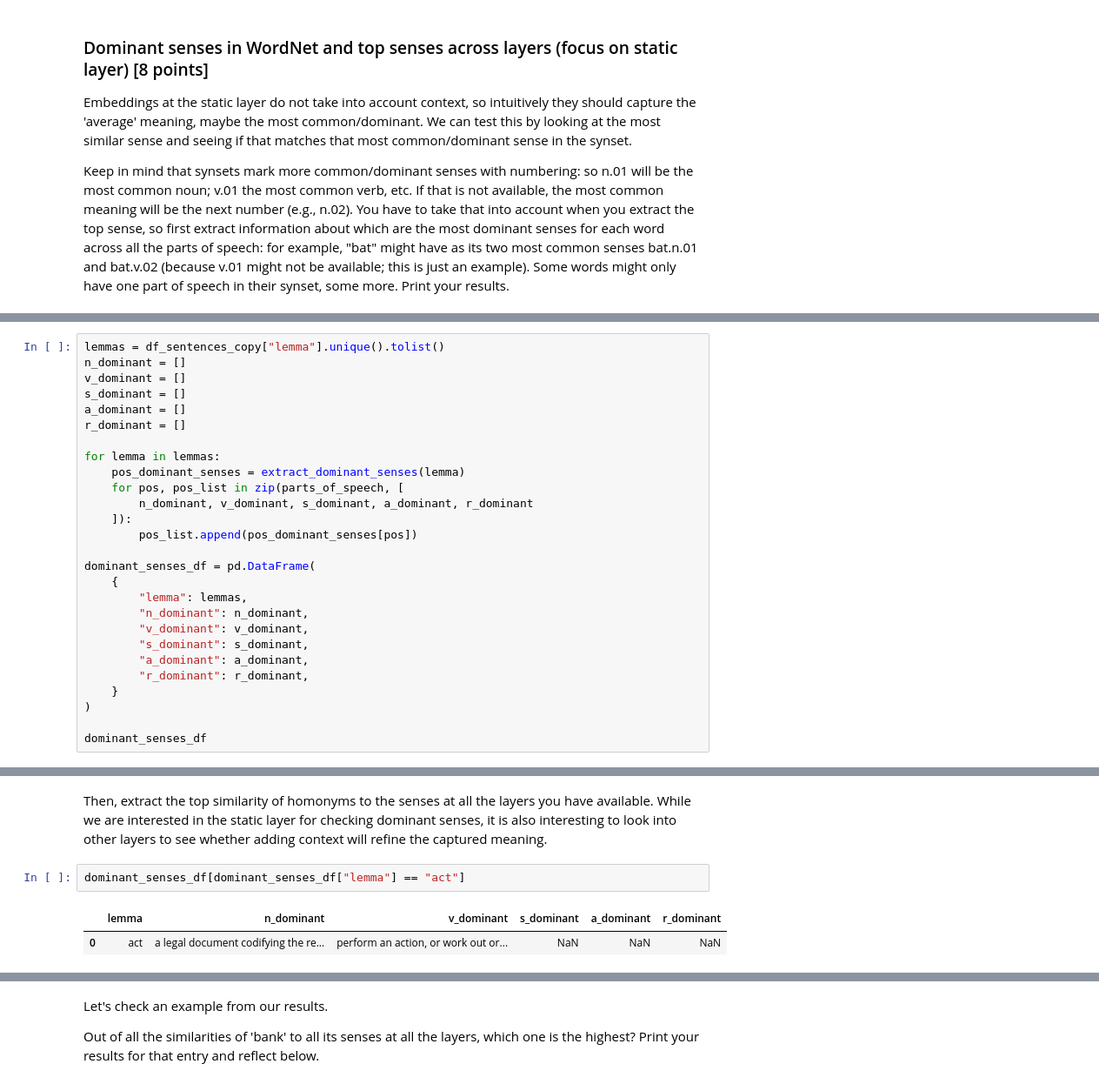
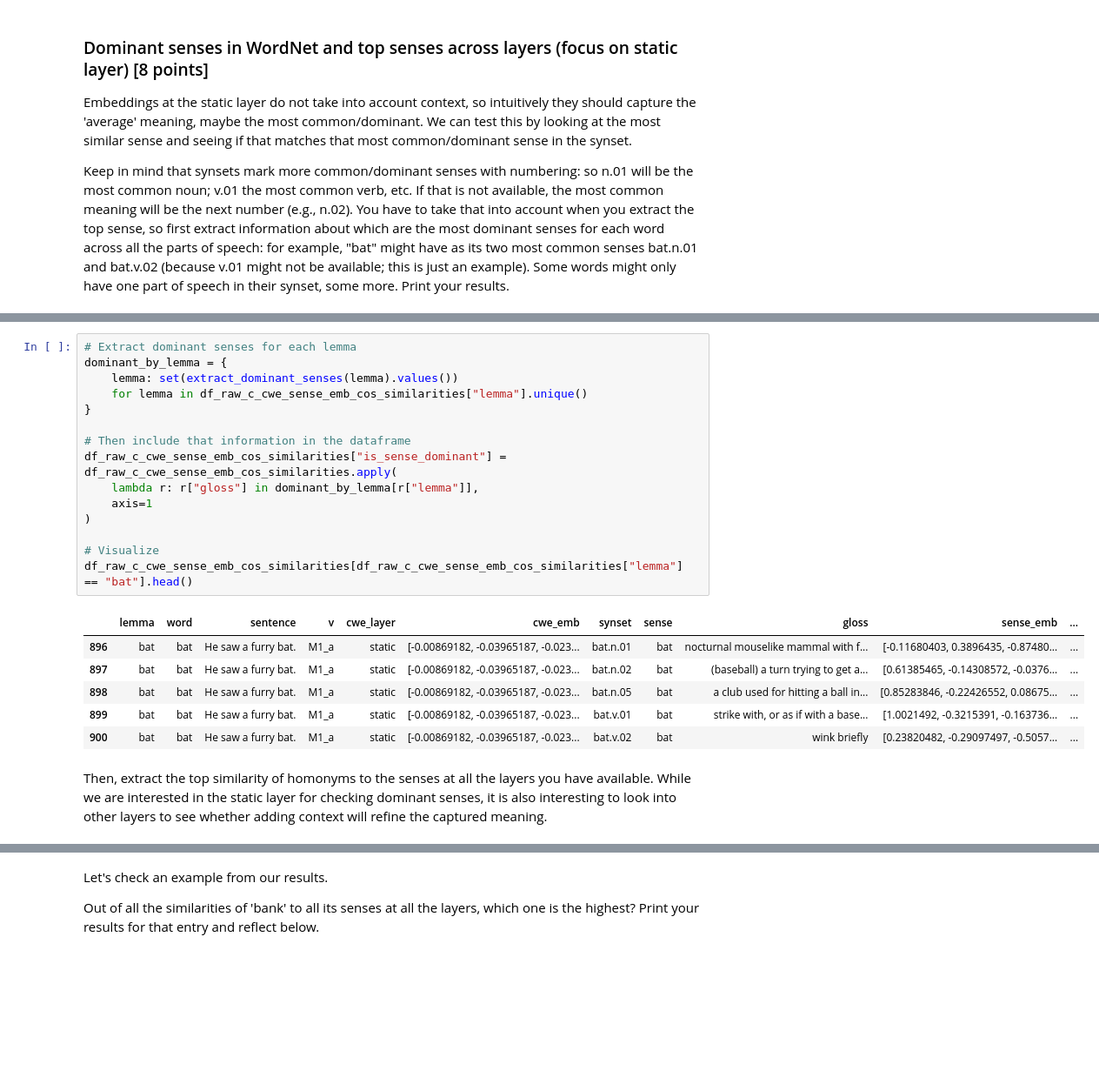
Before and after one commit to kazgar/comp_ling_assignment, a Jupyter notebook: compling26_assignment.ipynb, the cells around one changed output, grey strips where cells are left out. Shown at 87% size. Saved outputs shown, nothing was run; the diff lists cells and outputs as text; blank space fills up the shorter version.

Commit message:
redid code for part 3.2

```diff
--- a/compling26_assignment.ipynb
+++ b/compling26_assignment.ipynb
@@ -614,27 +609,0 @@ df_sentences_copy[raw_c_sense_embeddings["lemma"] == "bat"].shape[0]
-# %%
-lemmas = df_sentences_copy["lemma"].unique().tolist()
-n_dominant = []
-v_dominant = []
-s_dominant = []
-a_dominant = []
-r_dominant = []
-
-for lemma in lemmas:
-    pos_dominant_senses = extract_dominant_senses(lemma)
-    for pos, pos_list in zip(parts_of_speech, [
-        n_dominant, v_dominant, s_dominant, a_dominant, r_dominant
-    ]):
-        pos_list.append(pos_dominant_senses[pos])
-
-dominant_senses_df = pd.DataFrame(
-    {
-        "lemma": lemmas,
-        "n_dominant": n_dominant,
-        "v_dominant": v_dominant,
-        "s_dominant": s_dominant,
-        "a_dominant": a_dominant,
-        "r_dominant": r_dominant,
-    }
-)
-
-dominant_senses_df
@@ -655,7 +610,24 @@ dominant_senses_df
+# %%
+# Extract dominant senses for each lemma
+dominant_by_lemma = {
+    lemma: set(extract_dominant_senses(lemma).values())
+    for lemma in df_raw_c_cwe_sense_emb_cos_similarities["lemma"].unique()
+}
+
+# Then include that information in the dataframe
+df_raw_c_cwe_sense_emb_cos_similarities["is_sense_dominant"] = df_raw_c_cwe_sense_emb_cos_similarities.apply(
+    lambda r: r["gloss"] in dominant_by_lemma[r["lemma"]],
+    axis=1
+)
+
+# Visualize
+df_raw_c_cwe_sense_emb_cos_similarities[df_raw_c_cwe_sense_emb_cos_similarities["lemma"] == "bat"].head()
+# %% [output]
+|  | lemma | word | sentence | v | cwe_layer | cwe_emb | synset | sense | gloss | sense_emb | ... |
+| 896 | bat | bat | He saw a furry bat. | M1_a | static | [-0.00869182, -0.03965187, -0.023... | bat.n.01 | bat | nocturnal mouselike mammal with f... | [-0.11680403, 0.3896435, -0.87480... | ... |
+| 897 | bat | bat | He saw a furry bat. | M1_a | static | [-0.00869182, -0.03965187, -0.023... | bat.n.02 | bat | (baseball) a turn trying to get a... | [0.61385465, -0.14308572, -0.0376... | ... |
+| 898 | bat | bat | He saw a furry bat. | M1_a | static | [-0.00869182, -0.03965187, -0.023... | bat.n.05 | bat | a club used for hitting a ball in... | [0.85283846, -0.22426552, 0.08675... | ... |
+| 899 | bat | bat | He saw a furry bat. | M1_a | static | [-0.00869182, -0.03965187, -0.023... | bat.v.01 | bat | strike with, or as if with a base... | [1.0021492, -0.3215391, -0.163736... | ... |
+| 900 | bat | bat | He saw a furry bat. | M1_a | static | [-0.00869182, -0.03965187, -0.023... | bat.v.02 | bat | wink briefly | [0.23820482, -0.29097497, -0.5057... | ... |
 # %% [markdown]
 Then, extract the top similarity of homonyms to the senses at all the layers you have available. While we are interested in the static layer for checking dominant senses, it is also interesting to look into other layers to see whether adding context will refine the captured meaning.
-# %%
-dominant_senses_df[dominant_senses_df["lemma"] == "act"]
-# %% [output]
-|  | lemma | n_dominant | v_dominant | s_dominant | a_dominant | r_dominant |
-| 0 | act | a legal document codifying the re... | perform an action, or work out or... | NaN | NaN | NaN |
```
Also changed, not shown: parts of 8 cells of this notebook.
